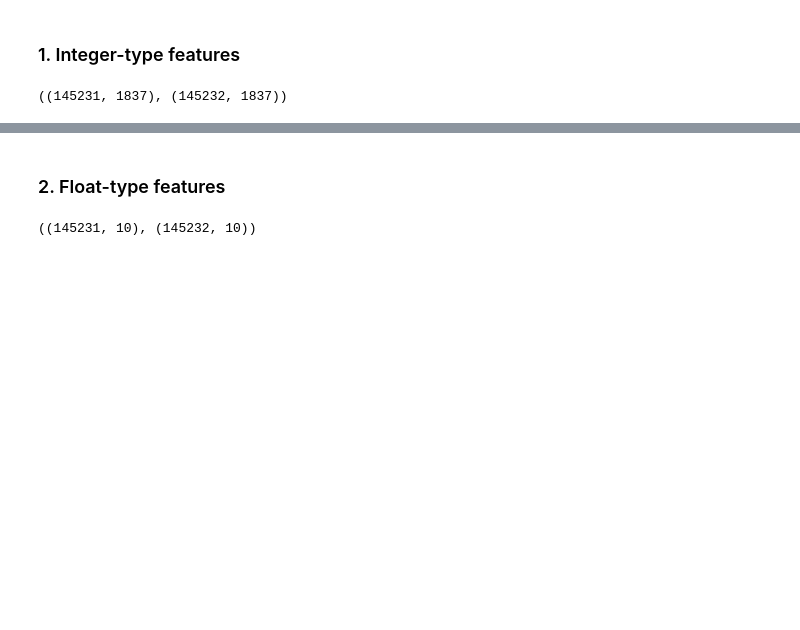
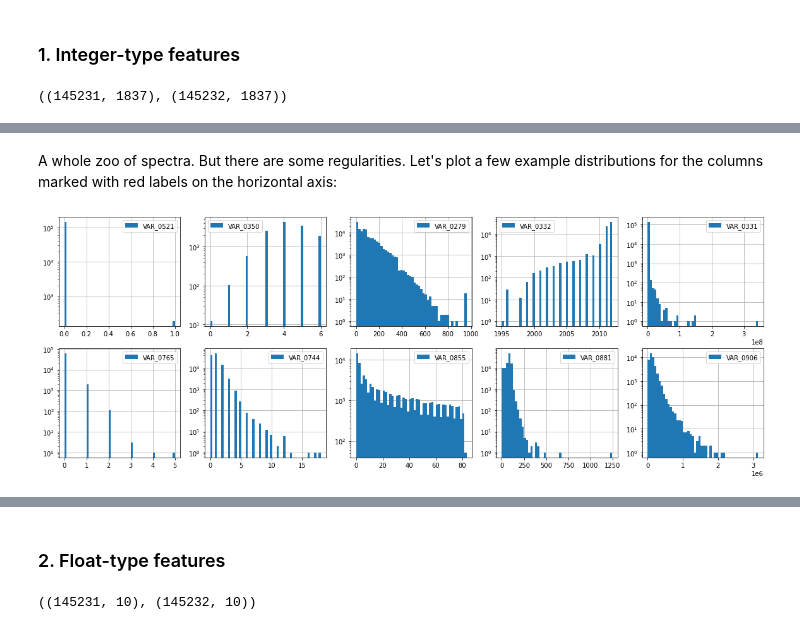
Before and after one commit to robertc2020/Capstone_Project_2-Customer_Churn, a Jupyter notebook: exploratory_data_analysis.ipynb, the cells around one changed output, grey strips where cells are left out. Drawn from its saved outputs; the diff is of its cells as text; code cells hidden in the pictures; blank space fills up the shorter version.

```diff
--- a/exploratory_data_analysis.ipynb
+++ b/exploratory_data_analysis.ipynb
@@ -109,0 +96,15 @@ __MORE TO COME__
+# %% [markdown]
+A whole zoo of spectra. But there are some regularities. Let's plot a few example distributions for the columns marked with red labels on the horizontal axis:
+# %%
+fig, ax = plt.subplots(2,5,figsize=(20,7))
+
+ax = ax.ravel()
+
+for k, hist_list in enumerate(cols_to_plot):
+
+    for j, col in enumerate(hist_list):
+        i = j + 5*k
+        (dfi_a[col] if k<1 else dfi_b[col]).plot.hist(ax=ax[i],bins=50,log=True,legend=col)
+        ax[i].grid(); ax[i].set_axisbelow(True); ax[i].set_ylabel('')
+# %% [output]
+[figure, added]
```
Also changed, not shown: parts of 99 cells of this notebook, 1 other file.
